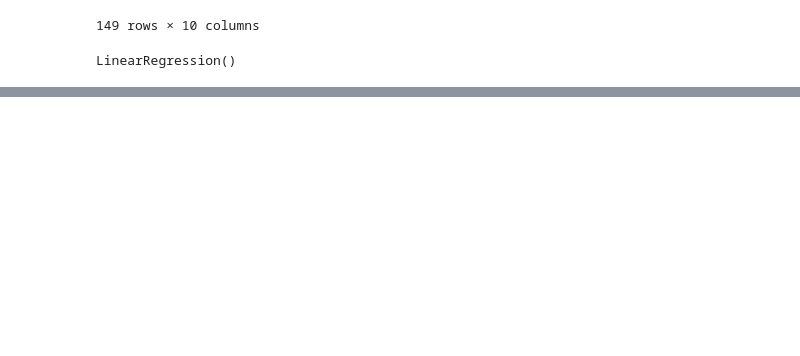
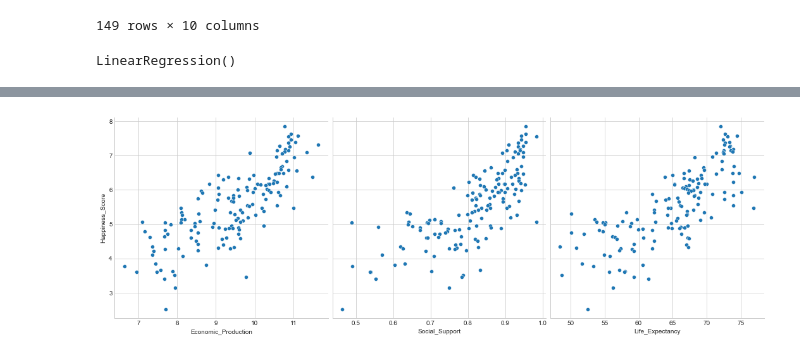
Before and after one commit to Wavelydavely/World_Happiness_Report, a Jupyter notebook: s2model.ipynb, the cells around one changed output, grey strips where cells are left out. Saved outputs shown, nothing was run; the diff lists cells and outputs as text; code cells hidden in the pictures; blank space fills up the shorter version.

```diff
--- a/s2model.ipynb
+++ b/s2model.ipynb
@@ -132,0 +148,6 @@ plt.show()
+# %%
+sns.pairplot(happiness_df, x_vars=["Economic_Production", "Social_Support", "Life_Expectancy"],
+             y_vars="Happiness_Score", height=5, aspect=1, kind='scatter')
+plt.show()
+# %% [output]
+[figure, added]
```
Also changed, not shown: parts of 15 cells of this notebook.
